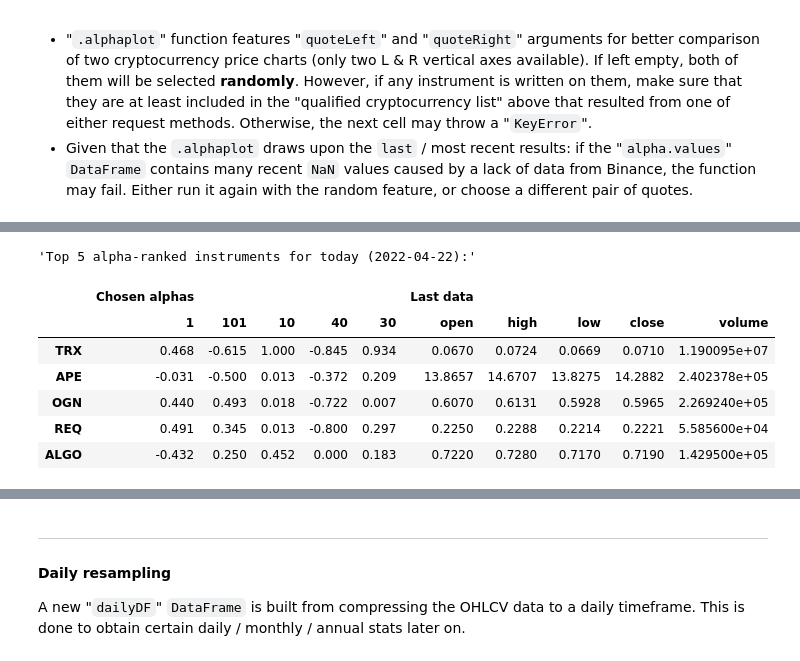
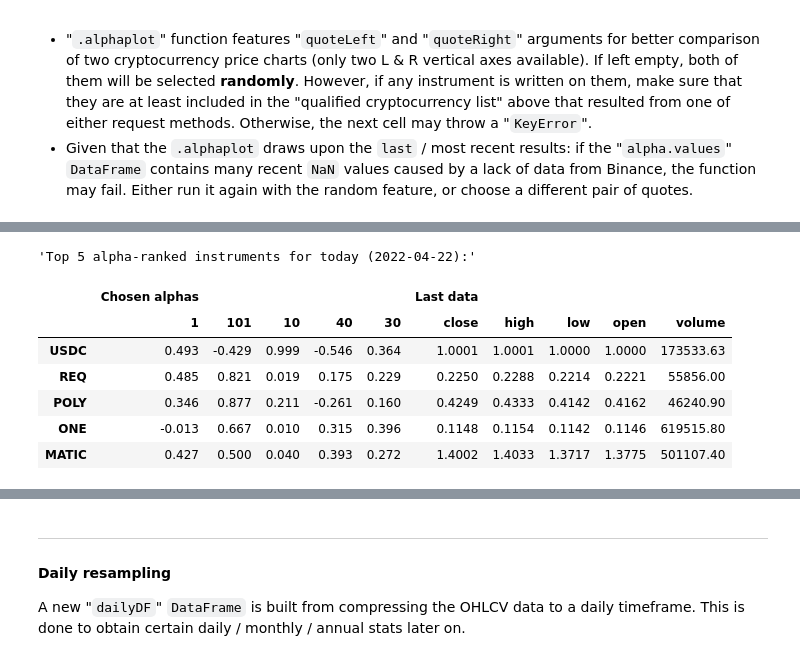
Before and after one commit to gsolaril/topCMC, a Jupyter notebook: Main report.ipynb, the cells around one changed output, grey strips where cells are left out. Cells and saved outputs as stored; diff of their text form; code cells hidden in the pictures.

```diff
--- a/Main report.ipynb
+++ b/Main report.ipynb
@@ -127,8 +125,8 @@ This was done to provide scalability, in case further alphas are added, as long
 > **Note**: *using default "1H" data since Jan 2021, should take around 2 minutes for "`alpha_1`", and 4 minutes for the whole task.*
 # %%
 if os.path.exists("./csv/test Alpha.csv"):
-    values = read_csv("./csv/test Alpha.csv", index_col = 0,
-                    header = [0, 1], parse_dates = True)
+    values = read_csv("./csv/test Alpha.csv",
+        index_col = 0, header = [0, 1], parse_dates = True)
     quotes = values.columns.levels[1]
     alphas = list(map(int, values.columns.levels[0]))
     values.columns = MultiIndex.from_product((alphas, quotes))
@@ -139,5 +137,5 @@ else:
     alpha.values.to_csv("./csv/test Alpha.csv")
 
 print("Some recent alpha values:", alpha.values.tail(5))
-print("Qualified cryptocurrencies:", quotes)
+print("Qualified cryptocurrencies:", ", ".join(quotes))
 # %% [output]
@@ -192,6 +183,6 @@ We will use a more naive, straight-forward approach: the next cell shall trace t
 # %%
-chosenAlphas = [1, 101, 10, 40, 30]
-alpha.rank(nKeep = 5, nRank = 5, chosenAlphas = chosenAlphas)
-print("\nTop-%d alpha rankings for the last 20 days:" % len(chosenAlphas))
-print(alpha.ranking.tail(20))
+chosenAlphas = [1, 101, 10, 40, 30]  ;  nRank = 5
+alpha.rank(nRank = 5, chosenAlphas = chosenAlphas)
+print("\nTop-%d alpha rankings for the last 20 candles:" % nRank)
+print(alpha.qualified())
 # %% [output]
@@ -233,26 +225,25 @@ The resulting "`.ranking`" `DataFrame` will show the best "`nKeep`" instruments
 # %%
-# If ranking managed to find less than "nKeep" instruments...
-topRanked = list(alpha.ranking.iloc[-1].dropna()) # ...NaNs can appear.
-alphaTopLast = alpha.values.swaplevel(axis = "columns").iloc[-1]
-alphaTopLast = alphaTopLast.loc[topRanked].unstack()
-alphaTopLast = alphaTopLast[chosenAlphas].round(3)
+# If ranking managed to find less than "nRank" instruments...
+topRankedNow = list(alpha.qualified().iloc[-1].dropna()) # ...NaNs can appear.
+alphaTopLast = alpha.values.swaplevel(axis = "columns").iloc[-1].round(3)
+alphaTopLast = alphaTopLast.loc[topRankedNow, chosenAlphas].unstack()
 alphaTopLast.columns = MultiIndex.from_product((["Chosen alphas"], chosenAlphas))
 lastColumns = MultiIndex.from_product((["Last data"], columns))
 lastValues = marketDF.iloc[-1].unstack()
 try: alphaTopLast[lastColumns] = lastValues.loc[alphaTopLast.index]
 except: alphaTopLast[lastColumns] = lastValues.transpose().loc[alphaTopLast.index]
-today = alpha.ranking.index[-1].strftime("%Y-%m-%d")
+today = alpha.values.index[-1].strftime("%Y-%m-%d")
 print("Top %d alpha-ranked instruments for today (%s):" % (alphaTopLast.shape[0], today))
 print(alphaTopLast)
 # %% [output]
 'Top 5 alpha-ranked instruments for today (2022-04-22):'
 |  | Chosen alphas |  |  |  |  | Last data |  |  |  |  |
-|  | 1 | 101 | 10 | 40 | 30 | open | high | low | close | volume |
-| TRX | 0.468 | -0.615 | 1.000 | -0.845 | 0.934 | 0.0670 | 0.0724 | 0.0669 | 0.0710 | 1.190095e+07 |
-| APE | -0.031 | -0.500 | 0.013 | -0.372 | 0.209 | 13.8657 | 14.6707 | 13.8275 | 14.2882 | 2.402378e+05 |
-| OGN | 0.440 | 0.493 | 0.018 | -0.722 | 0.007 | 0.6070 | 0.6131 | 0.5928 | 0.5965 | 2.269240e+05 |
-| REQ | 0.491 | 0.345 | 0.013 | -0.800 | 0.297 | 0.2250 | 0.2288 | 0.2214 | 0.2221 | 5.585600e+04 |
-| ALGO | -0.432 | 0.250 | 0.452 | 0.000 | 0.183 | 0.7220 | 0.7280 | 0.7170 | 0.7190 | 1.429500e+05 |
+|  | 1 | 101 | 10 | 40 | 30 | close | high | low | open | volume |
+| USDC | 0.493 | -0.429 | 0.999 | -0.546 | 0.364 | 1.0001 | 1.0001 | 1.0000 | 1.0000 | 173533.63 |
+| REQ | 0.485 | 0.821 | 0.019 | 0.175 | 0.229 | 0.2250 | 0.2288 | 0.2214 | 0.2221 | 55856.00 |
+| POLY | 0.346 | 0.877 | 0.211 | -0.261 | 0.160 | 0.4249 | 0.4333 | 0.4142 | 0.4162 | 46240.90 |
+| ONE | -0.013 | 0.667 | 0.010 | 0.315 | 0.396 | 0.1148 | 0.1154 | 0.1142 | 0.1146 | 619515.80 |
+| MATIC | 0.427 | 0.500 | 0.040 | 0.393 | 0.272 | 1.4002 | 1.4033 | 1.3717 | 1.3775 | 501107.40 |
 # %% [markdown]
 Different days will present different "qualified" instruments. As already seen, the selection algorithm above will just pay attention to the daily filtered instruments. The general idea behind all of this is that the "`Alpha`" class in general, **may be an initial placeholder for more complex scoring or ranking methods** such as the aforementioned "mega-alphas"
 
```
Also changed, not shown: parts of 15 cells of this notebook, 6 other files.
